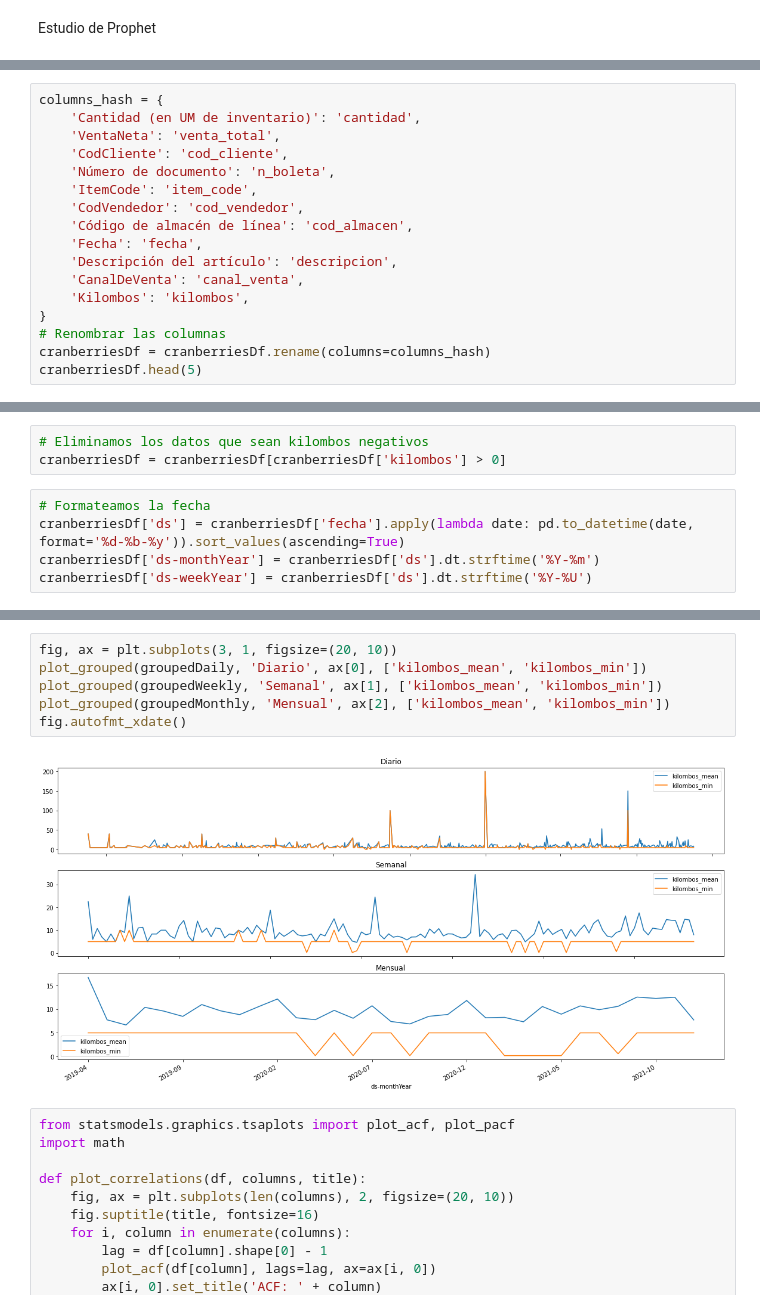
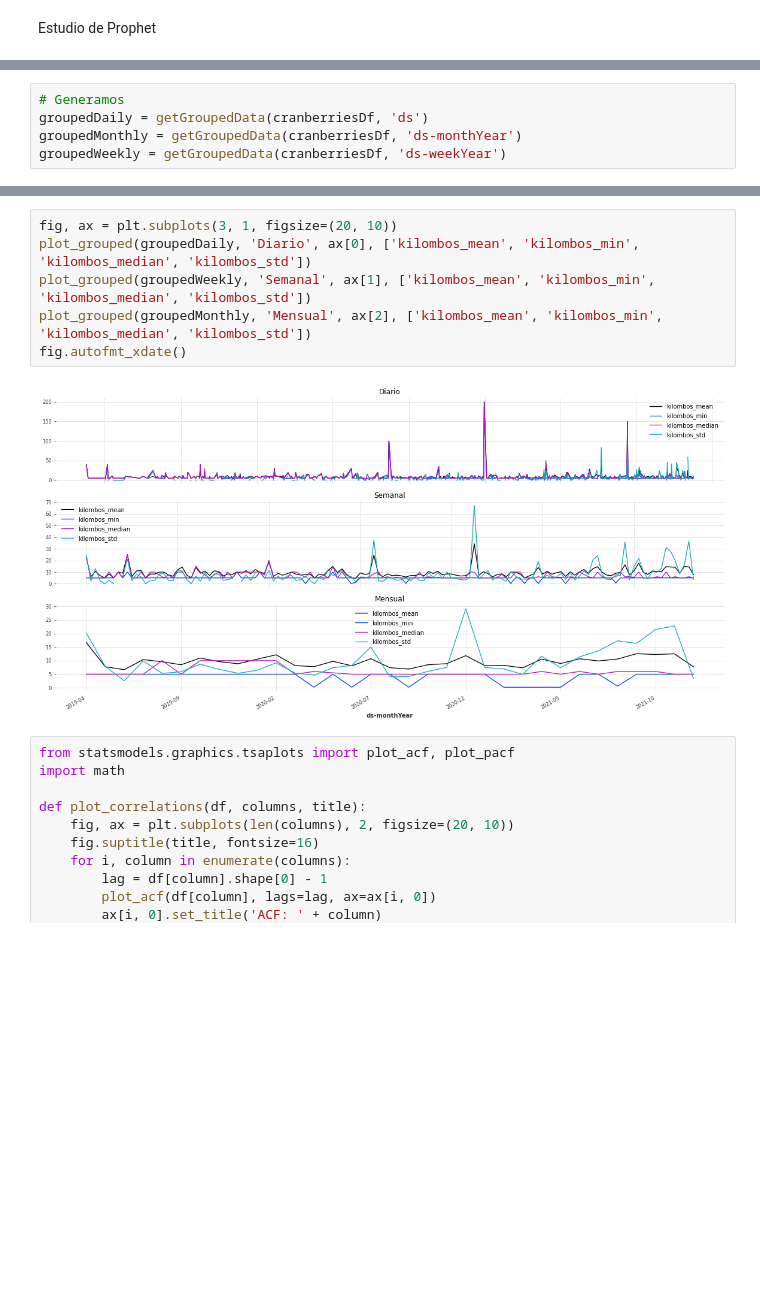
Before and after one commit to Japsz/DesafioLatam, a Jupyter notebook: Prueba Final/prueba.ipynb, the cells around one changed output, grey strips where cells are left out. Cells and saved outputs as stored; diff of their text form; blank space fills up the shorter version.

```diff
--- a/Prueba Final/prueba.ipynb
+++ b/Prueba Final/prueba.ipynb
@@ -32,17 +64,0 @@ Name: Descripción del artículo, dtype: int64
-# %%
-columns_hash = {
-    'Cantidad (en UM de inventario)': 'cantidad',
-    'VentaNeta': 'venta_total',
-    'CodCliente': 'cod_cliente',
-    'Número de documento': 'n_boleta',
-    'ItemCode': 'item_code',
-    'CodVendedor': 'cod_vendedor',
-    'Código de almacén de línea': 'cod_almacen',
-    'Fecha': 'fecha',
-    'Descripción del artículo': 'descripcion',
-    'CanalDeVenta': 'canal_venta',
-    'Kilombos': 'kilombos',
-}
-# Renombrar las columnas
-cranberriesDf = cranberriesDf.rename(columns=columns_hash)
-cranberriesDf.head(5)
@@ -56,8 +64,0 @@ cranberriesDf.head(5)
-# %%
-# Eliminamos los datos que sean kilombos negativos
-cranberriesDf = cranberriesDf[cranberriesDf['kilombos'] > 0]
-# %%
-# Formateamos la fecha
-cranberriesDf['ds'] = cranberriesDf['fecha'].apply(lambda date: pd.to_datetime(date, format='%d-%b-%y')).sort_values(ascending=True)
-cranberriesDf['ds-monthYear'] = cranberriesDf['ds'].dt.strftime('%Y-%m')
-cranberriesDf['ds-weekYear'] = cranberriesDf['ds'].dt.strftime('%Y-%U')
@@ -84,3 +65,8 @@ DatetimeIndex(['2019-04-02', '2019-04-05', '2019-04-30', '2019-05-02',
+# %%
+# Generamos
+groupedDaily = getGroupedData(cranberriesDf, 'ds')
+groupedMonthly = getGroupedData(cranberriesDf, 'ds-monthYear')
+groupedWeekly = getGroupedData(cranberriesDf, 'ds-weekYear')
 # %%
 def plot_grouped(grouped, title, ax, cols=['kilombos_sum', 'kilombos_max', 'kilombos_min', 'kilombos_mean', 'kilombos_median']):
     for col in cols:
@@ -96,12 +83,12 @@ fig.autofmt_xdate()
 [figure]
 # %%
 fig, ax = plt.subplots(3, 1, figsize=(20, 10))
-plot_grouped(groupedDaily, 'Diario', ax[0], ['kilombos_mean', 'kilombos_min'])
-plot_grouped(groupedWeekly, 'Semanal', ax[1], ['kilombos_mean', 'kilombos_min'])
-plot_grouped(groupedMonthly, 'Mensual', ax[2], ['kilombos_mean', 'kilombos_min'])
+plot_grouped(groupedDaily, 'Diario', ax[0], ['kilombos_mean', 'kilombos_min', 'kilombos_median', 'kilombos_std'])
+plot_grouped(groupedWeekly, 'Semanal', ax[1], ['kilombos_mean', 'kilombos_min', 'kilombos_median', 'kilombos_std'])
+plot_grouped(groupedMonthly, 'Mensual', ax[2], ['kilombos_mean', 'kilombos_min', 'kilombos_median', 'kilombos_std'])
 fig.autofmt_xdate()
 # %% [output]
-[figure, old version]
+[figure, new version]
 # %%
 from statsmodels.graphics.tsaplots import plot_acf, plot_pacf
 import math
```
Also changed, not shown: parts of 40 cells of this notebook, 3 other files.
